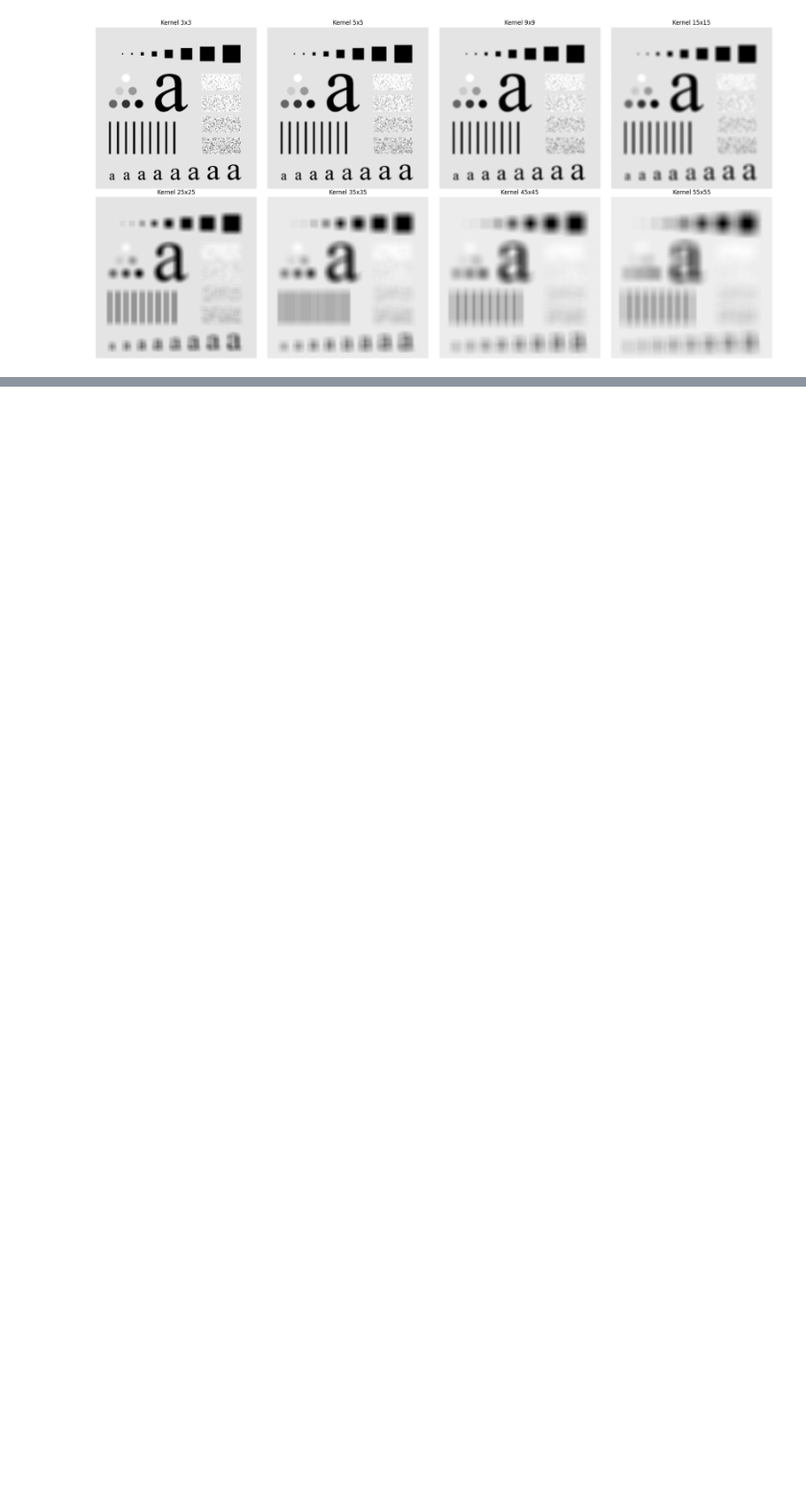
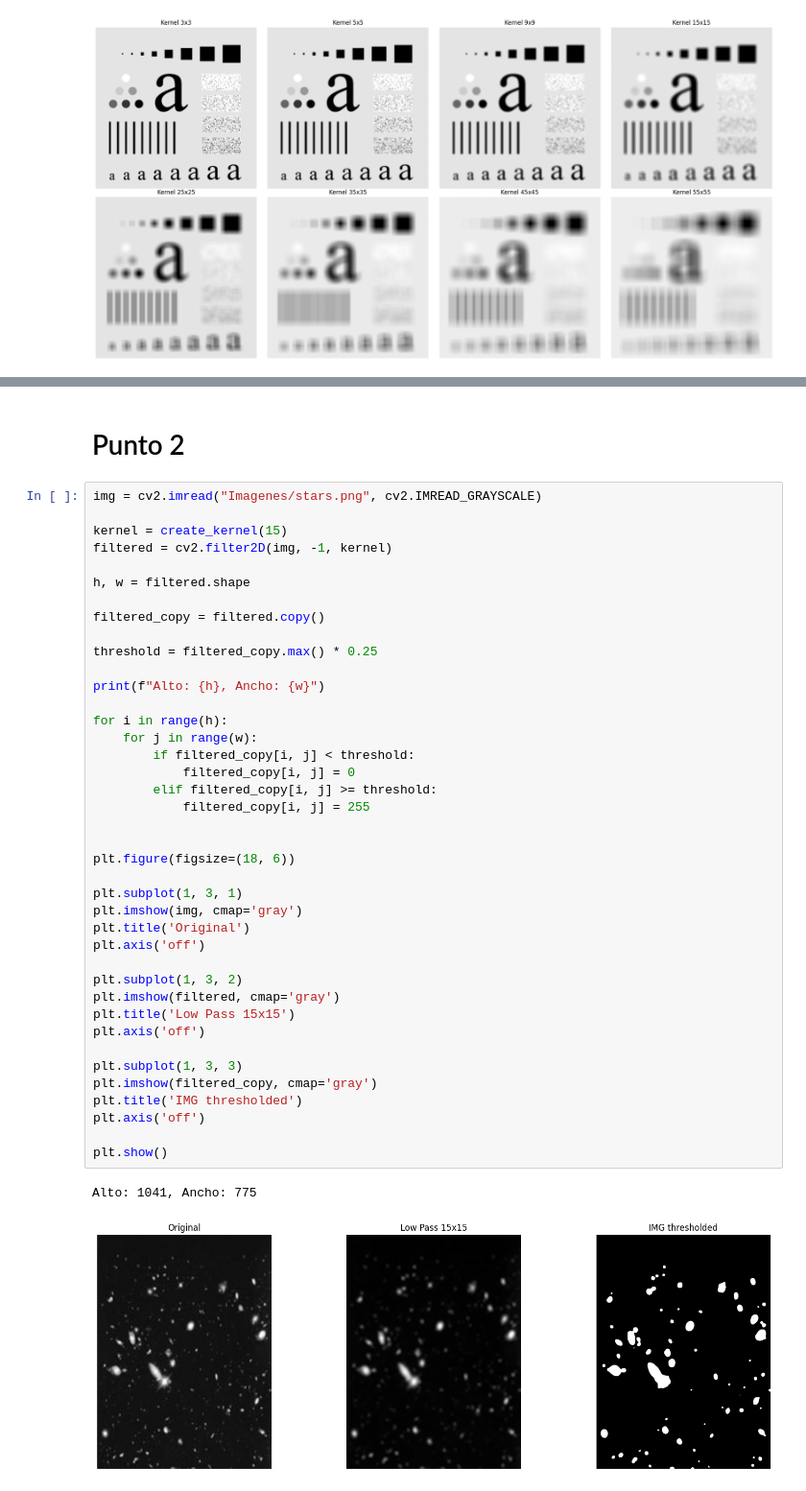
Before and after one commit to ProcDeImagenes-2025/TP3, a Jupyter notebook: tp3_code.ipynb, the cells around one changed output, grey strips where cells are left out. Shown at 96% size. Saved outputs shown, nothing was run; the diff lists cells and outputs as text; blank space fills up the shorter version.

```diff
--- a/tp3_code.ipynb
+++ b/tp3_code.ipynb
@@ -69,0 +76,45 @@ plt.show()
+# %% [markdown]
+# Punto 2
+# %%
+img = cv2.imread("Imagenes/stars.png", cv2.IMREAD_GRAYSCALE)
+
+kernel = create_kernel(15)
+filtered = cv2.filter2D(img, -1, kernel)
+
+h, w = filtered.shape
+
+filtered_copy = filtered.copy()
+
+threshold = filtered_copy.max() * 0.25
+
+print(f"Alto: {h}, Ancho: {w}")
+
+for i in range(h):
+    for j in range(w):
+        if filtered_copy[i, j] < threshold:
+            filtered_copy[i, j] = 0
+        elif filtered_copy[i, j] >= threshold:
+            filtered_copy[i, j] = 255
+
+
+plt.figure(figsize=(18, 6))
+
+plt.subplot(1, 3, 1)
+plt.imshow(img, cmap='gray')
+plt.title('Original')
+plt.axis('off')
+
+plt.subplot(1, 3, 2)
+plt.imshow(filtered, cmap='gray')
+plt.title('Low Pass 15x15')
+plt.axis('off')
+
+plt.subplot(1, 3, 3)
+plt.imshow(filtered_copy, cmap='gray')
+plt.title('IMG thresholded')
+plt.axis('off')
+
+plt.show()
+# %% [output]
+Alto: 1041, Ancho: 775
+[figure, added]
```
Also changed, not shown: parts of 8 cells of this notebook.
